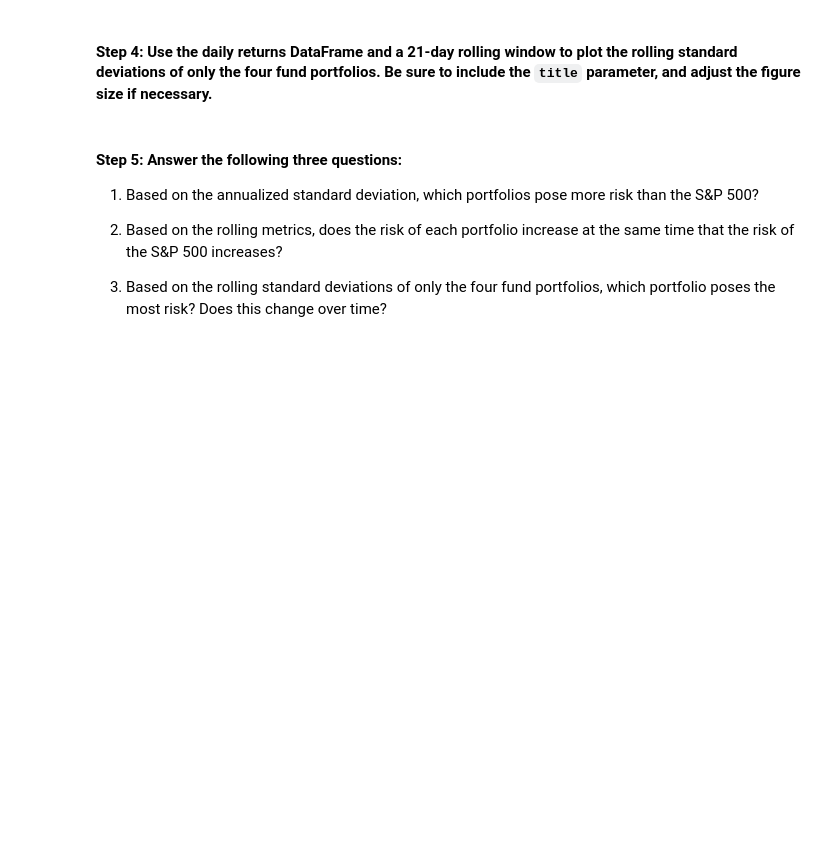
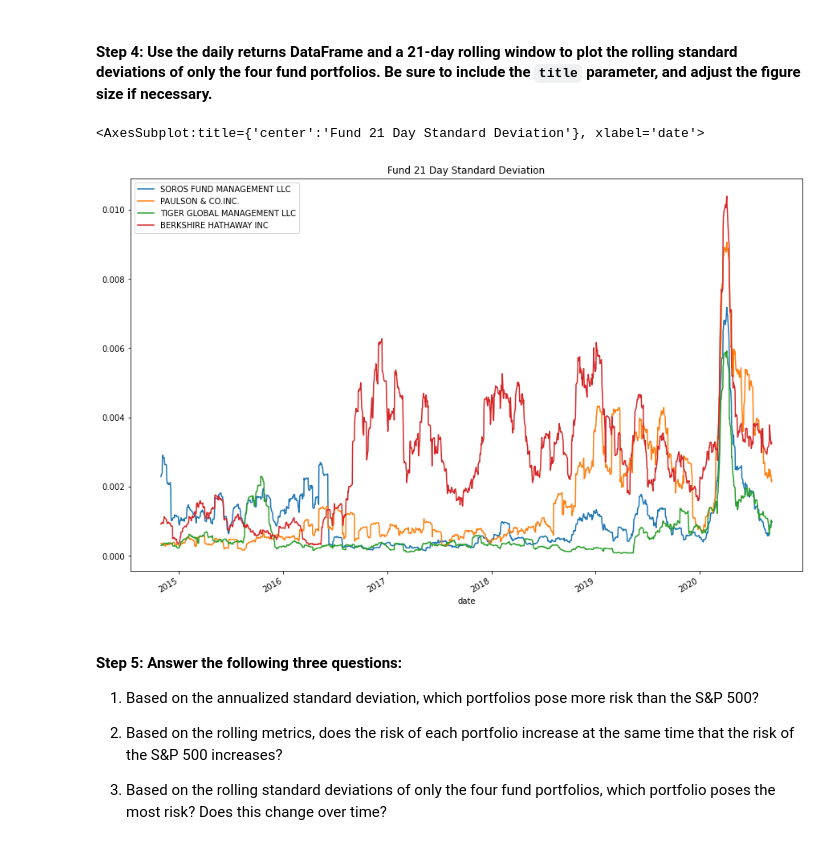
Before and after one commit to suzyslocum/Portfolio_Risk-Return_Analysis, a Jupyter notebook: Starter_Code/risk_return_analysis.ipynb, the cells around one changed output. Saved outputs shown, nothing was run; the diff lists cells and outputs as text; code cells hidden in the pictures; blank space fills up the shorter version.

```diff
--- a/Starter_Code/risk_return_analysis.ipynb
+++ b/Starter_Code/risk_return_analysis.ipynb
@@ -251,7 +303,12 @@ Evaluate the risk profile of each portfolio by using the standard deviation and
 # %%
 # Using the daily return data and a 21-day rolling window, plot the rolling standard deviation of just the 4 portfolios.
 # Include a title parameter and adjust the figure size
-# YOUR CODE HERE
+fund_std_21 = fund_daily_returns.rolling(window = 21).std()
+
+fund_std_21.plot(figsize = (15,10), title = "Fund 21 Day Standard Deviation")
+# %% [output]
+<AxesSubplot:title={'center':'Fund 21 Day Standard Deviation'}, xlabel='date'>
+[figure, added]
 # %% [markdown]
 #### Step 5: Answer the following three questions:
 
```
Also changed, not shown: parts of 16 cells of this notebook.
